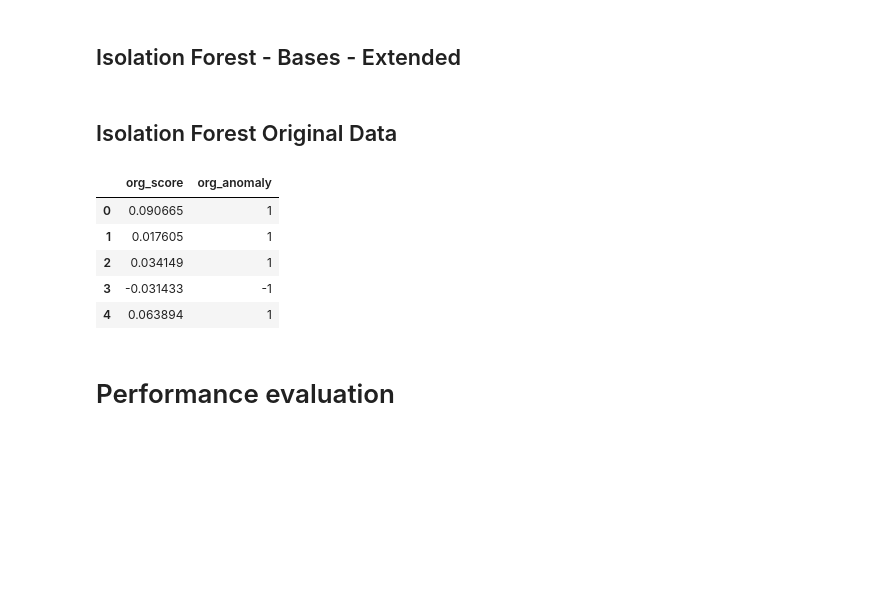
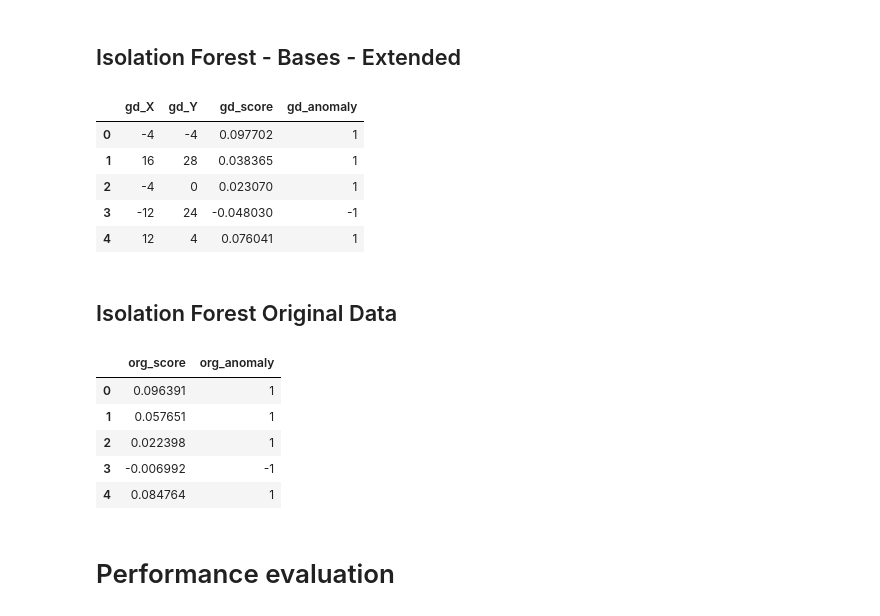
Before and after one commit to mlRosenquist/au-mlr-research-and-development-dedup, a Jupyter notebook: src/Waveform.ipynb, the cells around one changed output. Cells and saved outputs as stored; diff of their text form; code cells hidden in the pictures; blank space fills up the shorter version.

```diff
--- a/src/Waveform.ipynb
+++ b/src/Waveform.ipynb
@@ -124,36 +124,43 @@ gd_df_results.head()
 # %% [markdown]
 ## Isolation Forest - Bases - Extended
 # %%
-# training_times = []
-# prediction_times = []
-# for i in range(0, time_no_iterations):
-#     gd_ext_clf = IsolationForest(random_state=rng)
-#     start_time = time.time()
-#     gd_ext_clf.fit_extended(X_train_bases)
-#     end_time = time.time()
-#     training_time = end_time - start_time
-#     training_times.append(training_time)
-#
-#     start_time = time.time()
-#     y_pred_train = gd_ext_clf.predict_extended(X_train_bases)
-#     y_pred_test = gd_ext_clf.predict_extended(X_test_bases)
-#     end_time = time.time()
-#     prediction_time = end_time - start_time
-#     prediction_times.append(prediction_time)
-#
-# training_times = pd.DataFrame(training_times)
-# prediction_times = pd.DataFrame(prediction_times)
-# training_times = training_times.drop(training_times.nsmallest(time_no_outliers_removed, 0).index).drop(training_times.nlargest(time_no_outliers_removed, 0).index)
-# prediction_times = prediction_times.drop(prediction_times.nsmallest(time_no_outliers_removed, 0).index).drop(prediction_times.nlargest(time_no_outliers_removed, 0).index)
-#
-#
-# performance = performance.append(create_performance_object('Isolation Forest Bases - extended', DEVIATION_BITS, y_pred_train, y_pred_test, training_times[0].mean(), prediction_times[0].mean()), ignore_index=True)
-#
-# gd_ext_df_results['gd_X'] = X_train_bases[:,0]
-# gd_ext_df_results['gd_Y'] = X_train_bases[:,1]
-# gd_ext_df_results['gd_score'] = gd_ext_clf.decision_function_extended(X_train_bases)
-# gd_ext_df_results['gd_anomaly'] = y_pred_train
-# gd_ext_df_results.head()
+training_times = []
+prediction_times = []
+for i in range(0, time_no_iterations):
+    gd_ext_clf = IsolationForest(random_state=rng)
+    start_time = time.time()
+    gd_ext_clf.fit_extended(X_train_bases)
+    end_time = time.time()
+    training_time = end_time - start_time
+    training_times.append(training_time)
+
+    start_time = time.time()
+    y_pred_train = gd_ext_clf.predict_extended(X_train_bases)
+    y_pred_test = gd_ext_clf.predict_extended(X_test_bases)
+    end_time = time.time()
+    prediction_time = end_time - start_time
+    prediction_times.append(prediction_time)
+
+training_times = pd.DataFrame(training_times)
+prediction_times = pd.DataFrame(prediction_times)
+training_times = training_times.drop(training_times.nsmallest(time_no_outliers_removed, 0).index).drop(training_times.nlargest(time_no_outliers_removed, 0).index)
+prediction_times = prediction_times.drop(prediction_times.nsmallest(time_no_outliers_removed, 0).index).drop(prediction_times.nlargest(time_no_outliers_removed, 0).index)
+
+
+performance = performance.append(create_performance_object('Isolation Forest Bases - extended', DEVIATION_BITS, y_pred_train, y_pred_test, training_times[0].mean(), prediction_times[0].mean()), ignore_index=True)
+
+gd_ext_df_results['gd_X'] = X_train_bases[:,0]
+gd_ext_df_results['gd_Y'] = X_train_bases[:,1]
+gd_ext_df_results['gd_score'] = gd_ext_clf.decision_function_extended(X_train_bases)
+gd_ext_df_results['gd_anomaly'] = y_pred_train
+gd_ext_df_results.head()
+# %% [output]
+|  | gd_X | gd_Y | gd_score | gd_anomaly |
+| 0 | -4 | -4 | 0.097702 | 1 |
+| 1 | 16 | 28 | 0.038365 | 1 |
+| 2 | -4 | 0 | 0.023070 | 1 |
+| 3 | -12 | 24 | -0.048030 | -1 |
+| 4 | 12 | 4 | 0.076041 | 1 |
 # %% [markdown]
 ## Isolation Forest Original Data
 # %%
@@ -186,11 +193,11 @@ org_df_results['org_anomaly'] = org_clf.predict(X_train)
 org_df_results.head()
 # %% [output]
 |  | org_score | org_anomaly |
-| 0 | 0.090665 | 1 |
-| 1 | 0.017605 | 1 |
-| 2 | 0.034149 | 1 |
-| 3 | -0.031433 | -1 |
-| 4 | 0.063894 | 1 |
+| 0 | 0.096391 | 1 |
+| 1 | 0.057651 | 1 |
+| 2 | 0.022398 | 1 |
+| 3 | -0.006992 | -1 |
+| 4 | 0.084764 | 1 |
 # %% [markdown]
 # Performance evaluation
 # %% [markdown]
```
Also changed, not shown: parts of 3 cells of this notebook, 17 other files.
